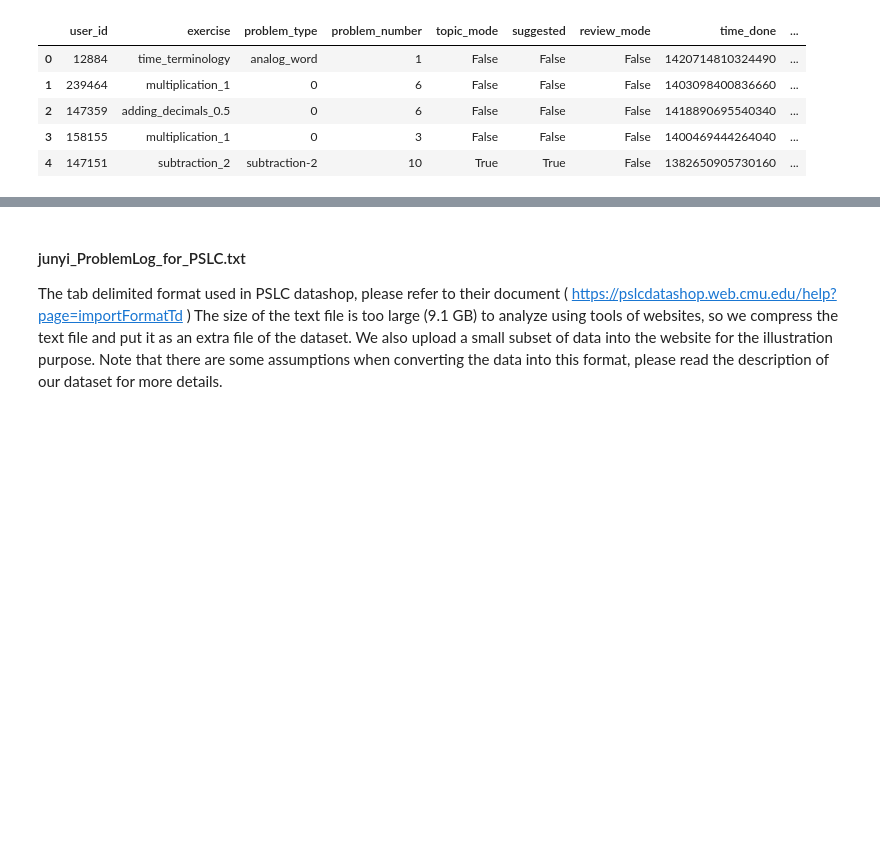
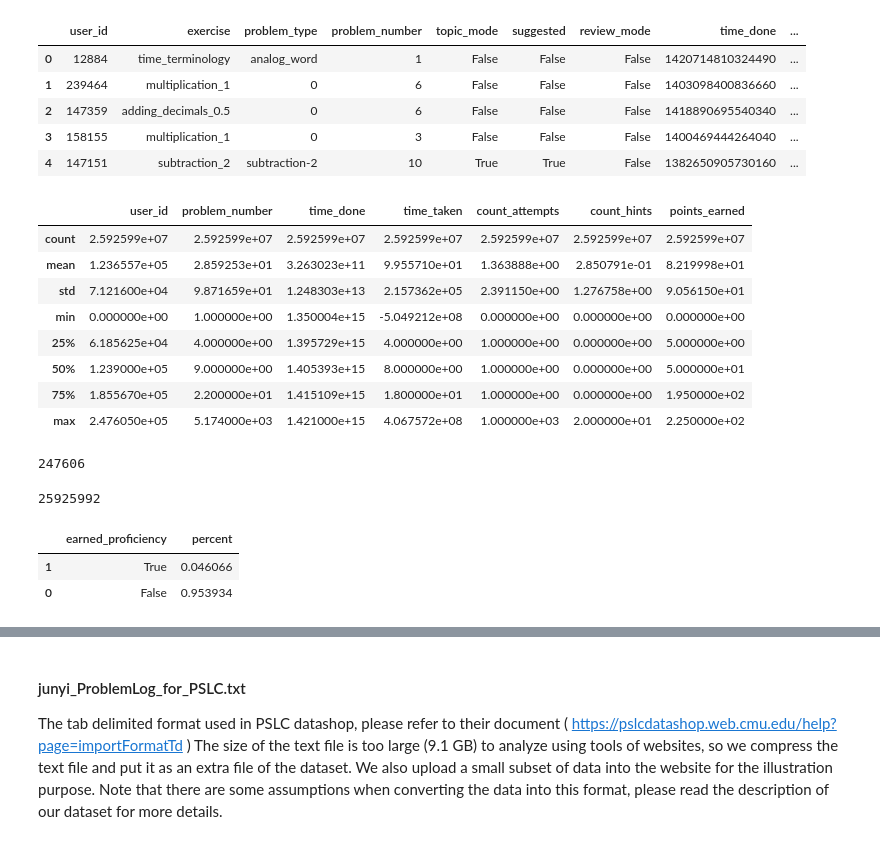
Before and after one commit to ViviHong200709/EduData, a Jupyter notebook: docs/junyi/junyi.ipynb, the cells around one changed output, grey strips where cells are left out. Cells and saved outputs as stored; diff of their text form; code cells hidden in the pictures; blank space fills up the shorter version.

```diff
--- a/docs/junyi/junyi.ipynb
+++ b/docs/junyi/junyi.ipynb
@@ -103,3 +182,24 @@ data.head()
 | 2 | 147359 | adding_decimals_0.5 | 0 | 6 | False | False | False | 1418890695540340 | ... |
 | 3 | 158155 | multiplication_1 | 0 | 3 | False | False | False | 1400469444264040 | ... |
 | 4 | 147151 | subtraction_2 | subtraction-2 | 10 | True | True | False | 1382650905730160 | ... |
+# %%
+data.describe().compute()
+# %% [output]
+|  | user_id | problem_number | time_done | time_taken | count_attempts | count_hints | points_earned |
+| count | 2.592599e+07 | 2.592599e+07 | 2.592599e+07 | 2.592599e+07 | 2.592599e+07 | 2.592599e+07 | 2.592599e+07 |
+| mean | 1.236557e+05 | 2.859253e+01 | 3.263023e+11 | 9.955710e+01 | 1.363888e+00 | 2.850791e-01 | 8.219998e+01 |
+| std | 7.121600e+04 | 9.871659e+01 | 1.248303e+13 | 2.157362e+05 | 2.391150e+00 | 1.276758e+00 | 9.056150e+01 |
+| min | 0.000000e+00 | 1.000000e+00 | 1.350004e+15 | -5.049212e+08 | 0.000000e+00 | 0.000000e+00 | 0.000000e+00 |
+| 25% | 6.185625e+04 | 4.000000e+00 | 1.395729e+15 | 4.000000e+00 | 1.000000e+00 | 0.000000e+00 | 5.000000e+00 |
+| 50% | 1.239000e+05 | 9.000000e+00 | 1.405393e+15 | 8.000000e+00 | 1.000000e+00 | 0.000000e+00 | 5.000000e+01 |
+| 75% | 1.855670e+05 | 2.200000e+01 | 1.415109e+15 | 1.800000e+01 | 1.000000e+00 | 0.000000e+00 | 1.950000e+02 |
+| max | 2.476050e+05 | 5.174000e+03 | 1.421000e+15 | 4.067572e+08 | 1.000000e+03 | 2.000000e+01 | 2.250000e+02 |
+# %%
+data['user_id'].nunique().compute()
+# %% [output]
+247606
+# %%
+total_count = len(data)
+total_count
+# %% [output]
+25925992
@@ -105,0 +216,6 @@ data.head()
+# %%
+ds
+# %% [output]
+|  | earned_proficiency | percent |
+| 1 | True | 0.046066 |
+| 0 | False | 0.953934 |
```
Also changed, not shown: parts of 20 cells of this notebook.
